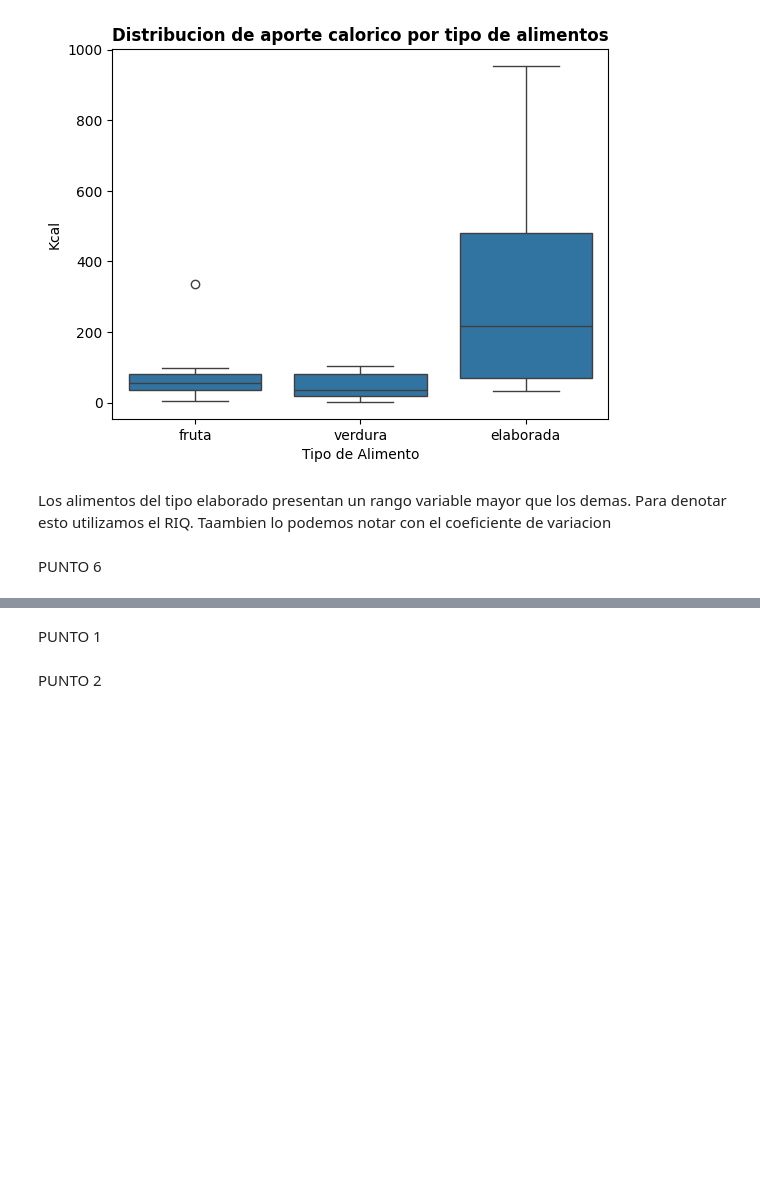
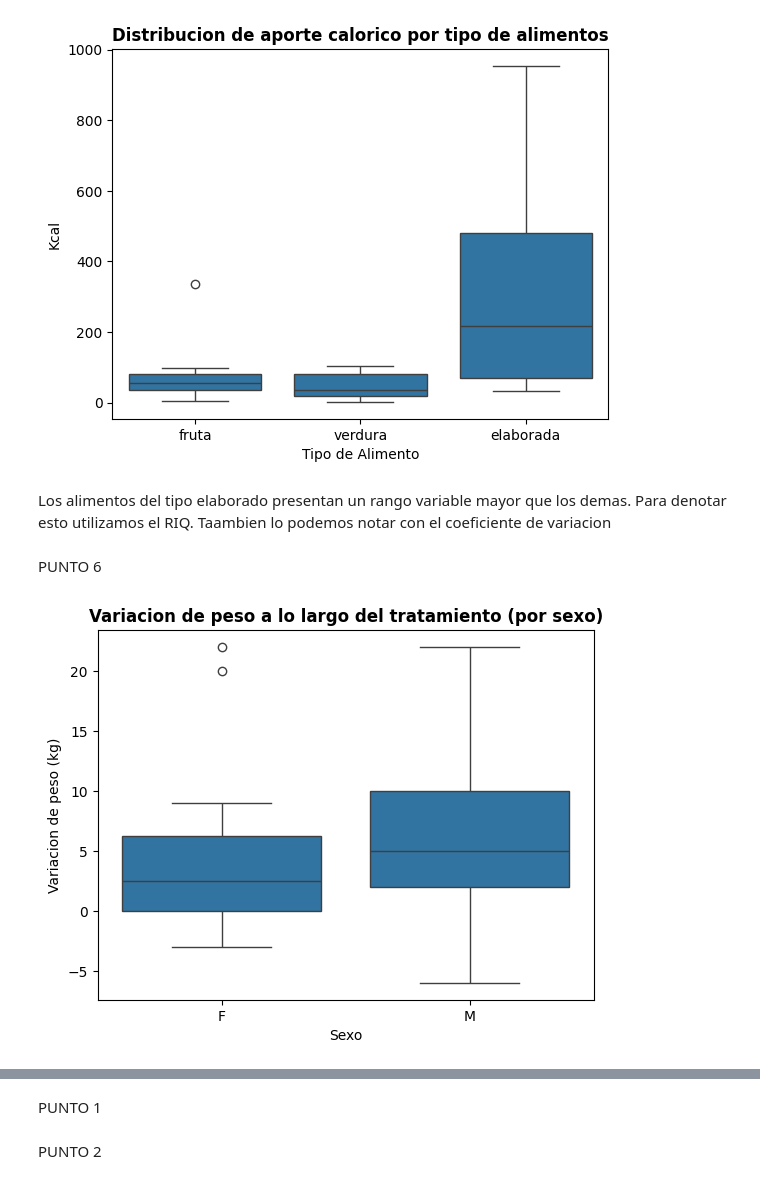
Before and after one commit to winttita/TUIA, a Jupyter notebook: Segundo/Fundamento de Ciencia de Datos/U3 - Medidas de Resumen/practica3.ipynb, the cells around one changed output, grey strips where cells are left out. Cells and saved outputs as stored; diff of their text form; code cells hidden in the pictures; blank space fills up the shorter version.

```diff
--- a/Segundo/Fundamento de Ciencia de Datos/U3 - Medidas de Resumen/practica3.ipynb
+++ b/Segundo/Fundamento de Ciencia de Datos/U3 - Medidas de Resumen/practica3.ipynb
@@ -123,3 +124,17 @@ plt.show()
 Los alimentos del tipo elaborado presentan un rango variable mayor que los demas. Para denotar esto utilizamos el RIQ. Taambien lo podemos notar con el coeficiente de variacion
 # %% [markdown]
 PUNTO 6
+# %%
+# Creo una nueva columna para guardar estos datos en el mismo df
+pacientes['variacion_peso_kg'] = pacientes['peso_inicial_kg'] - pacientes['peso_final_kg']
+# %%
+# Creamos el boxplot
+sns.boxplot(x='sexo', y='variacion_peso_kg', data=pacientes)
+
+# Mejoras con matplotlib
+plt.title("Variacion de peso a lo largo del tratamiento (por sexo)", fontweight="bold")
+plt.xlabel("Sexo")
+plt.ylabel("Variacion de peso (kg)")
+plt.show()
+# %% [output]
+[figure, added]
```
Also changed, not shown: parts of 11 cells of this notebook.
